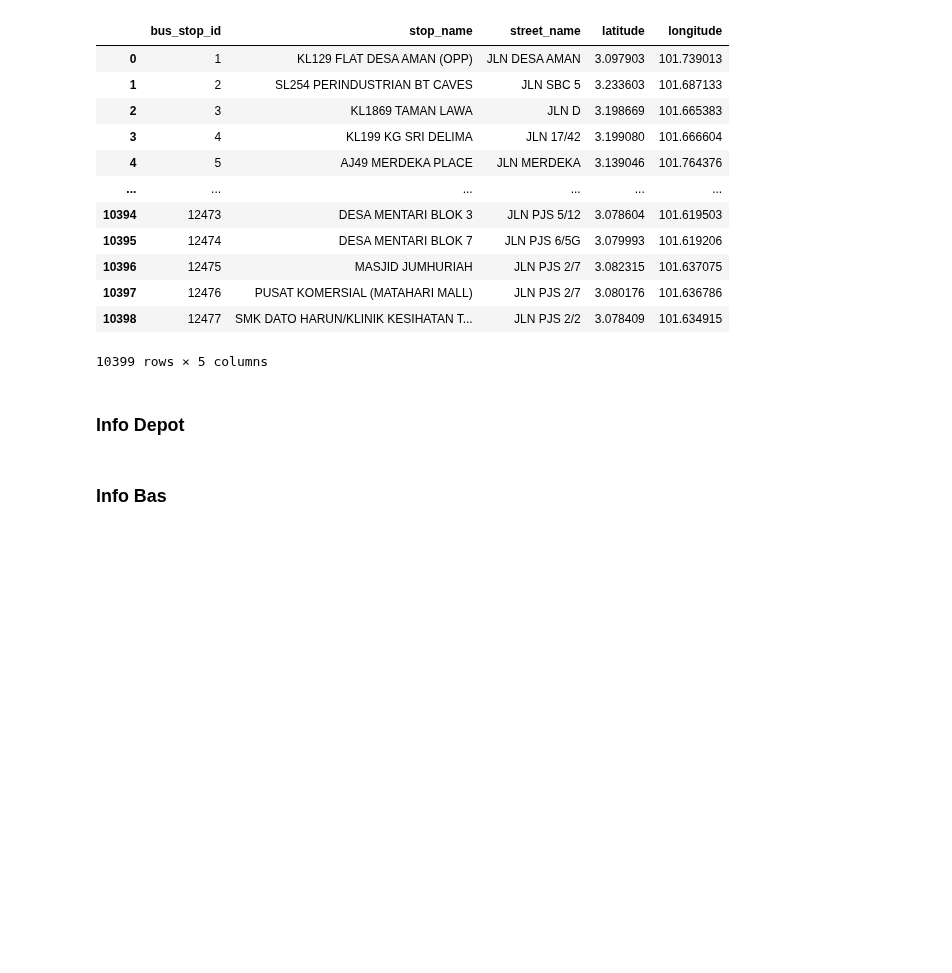
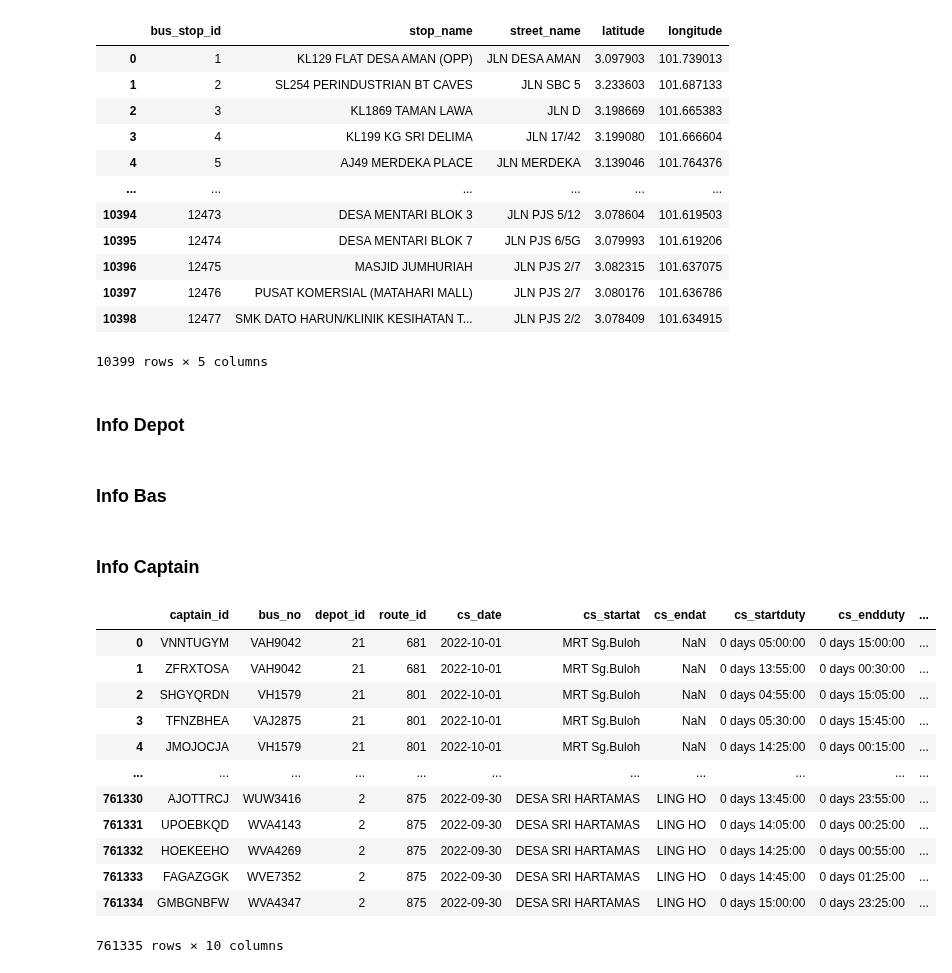
Before and after one commit to izardy/myrapid-backend, a Jupyter notebook: etl/sandbox.ipynb, the cells around one changed output. Drawn from its saved outputs; the diff is of its cells as text; code cells hidden in the pictures; blank space fills up the shorter version.

```diff
--- a/etl/sandbox.ipynb
+++ b/etl/sandbox.ipynb
@@ -513,3 +589,22 @@ InfoBAS['label']=np.where(InfoBAS['label'].isnull(),'normal trip',InfoBAS['label
 InfoBAS=InfoBAS.drop_duplicates()
 
 InfoBAS.to_csv('../data/processed/InfoBAS.csv',index=False)
+# %% [markdown]
+### Info Captain
+# %%
+InfoCAPTAIN=pd.read_csv('../data/captain_schedule/processed/infoCAPTAIN.csv')
+InfoCAPTAIN
+# %% [output]
+|  | captain_id | bus_no | depot_id | route_id | cs_date | cs_startat | cs_endat | cs_startduty | cs_endduty | ... |
+| 0 | VNNTUGYM | VAH9042 | 21 | 681 | 2022-10-01 | MRT Sg.Buloh | NaN | 0 days 05:00:00 | 0 days 15:00:00 | ... |
+| 1 | ZFRXTOSA | VAH9042 | 21 | 681 | 2022-10-01 | MRT Sg.Buloh | NaN | 0 days 13:55:00 | 0 days 00:30:00 | ... |
+| 2 | SHGYQRDN | VH1579 | 21 | 801 | 2022-10-01 | MRT Sg.Buloh | NaN | 0 days 04:55:00 | 0 days 15:05:00 | ... |
+| 3 | TFNZBHEA | VAJ2875 | 21 | 801 | 2022-10-01 | MRT Sg.Buloh | NaN | 0 days 05:30:00 | 0 days 15:45:00 | ... |
+| 4 | JMOJOCJA | VH1579 | 21 | 801 | 2022-10-01 | MRT Sg.Buloh | NaN | 0 days 14:25:00 | 0 days 00:15:00 | ... |
+| ... | ... | ... | ... | ... | ... | ... | ... | ... | ... | ... |
+| 761330 | AJOTTRCJ | WUW3416 | 2 | 875 | 2022-09-30 | DESA SRI HARTAMAS | LING HO | 0 days 13:45:00 | 0 days 23:55:00 | ... |
+| 761331 | UPOEBKQD | WVA4143 | 2 | 875 | 2022-09-30 | DESA SRI HARTAMAS | LING HO | 0 days 14:05:00 | 0 days 00:25:00 | ... |
+| 761332 | HOEKEEHO | WVA4269 | 2 | 875 | 2022-09-30 | DESA SRI HARTAMAS | LING HO | 0 days 14:25:00 | 0 days 00:55:00 | ... |
+| 761333 | FAGAZGGK | WVE7352 | 2 | 875 | 2022-09-30 | DESA SRI HARTAMAS | LING HO | 0 days 14:45:00 | 0 days 01:25:00 | ... |
+| 761334 | GMBGNBFW | WVA4347 | 2 | 875 | 2022-09-30 | DESA SRI HARTAMAS | LING HO | 0 days 15:00:00 | 0 days 23:25:00 | ... |
+761335 rows × 10 columns
```
Also changed, not shown: parts of 7 cells of this notebook, 3 other files.
